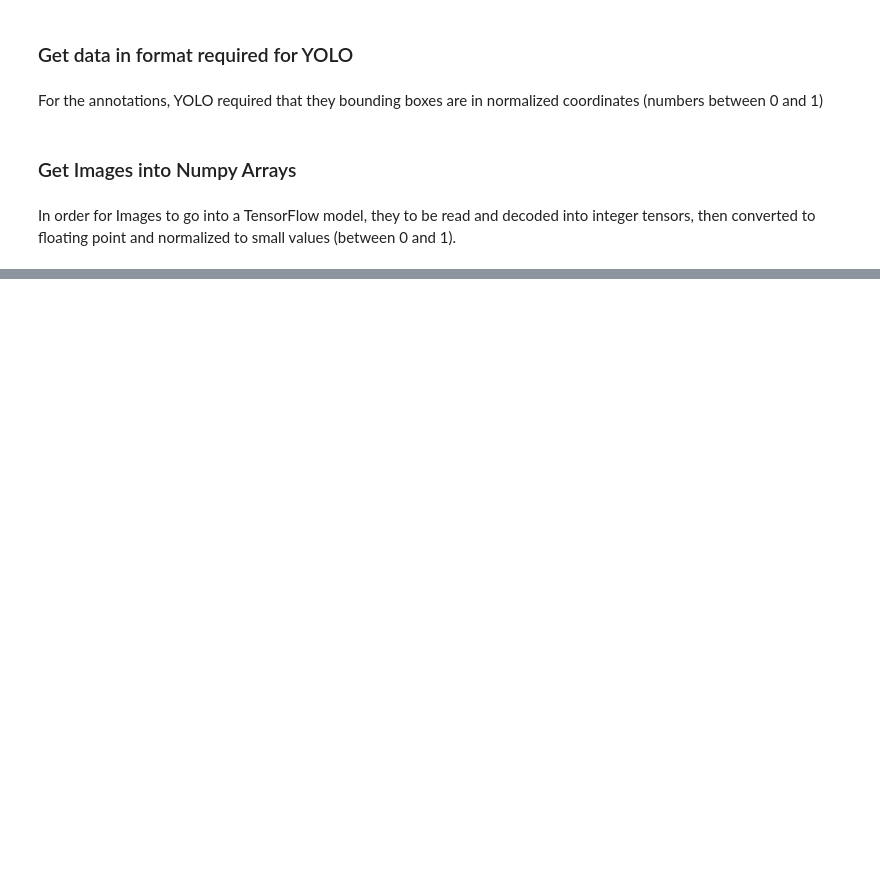
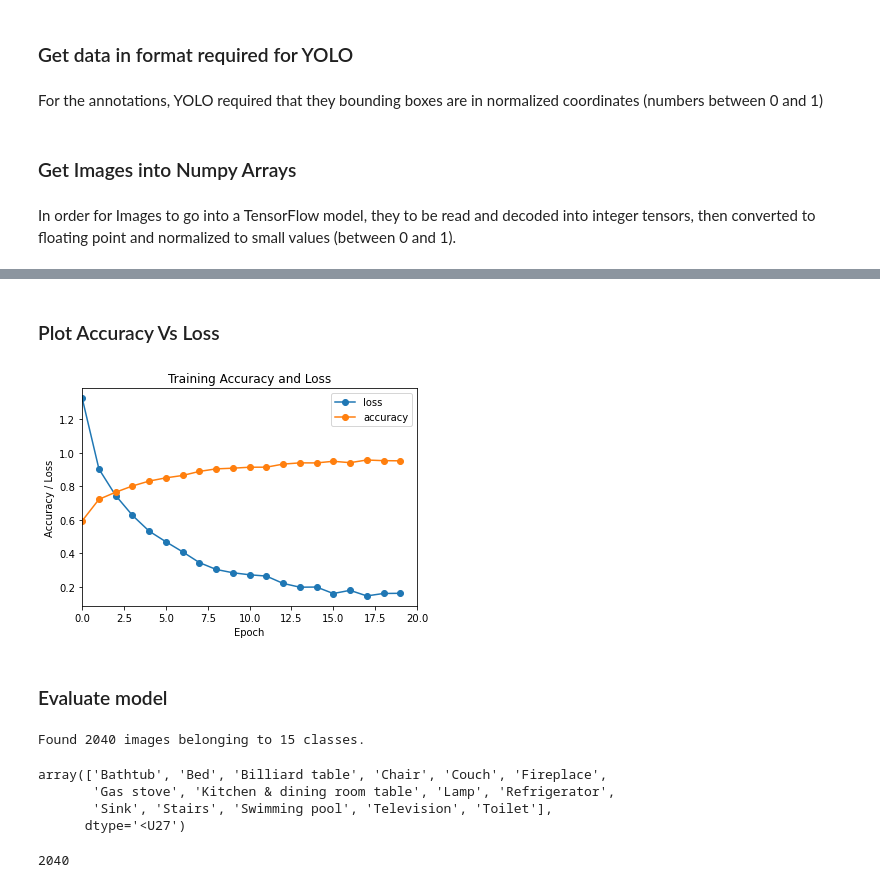
Before and after one commit to jordandarbyshire/amenity_detection, a Jupyter notebook: amenity_detection.ipynb, the cells around one changed output, grey strips where cells are left out. Saved outputs shown, nothing was run; the diff lists cells and outputs as text; code cells hidden in the pictures; blank space fills up the shorter version.

```diff
--- a/amenity_detection.ipynb
+++ b/amenity_detection.ipynb
@@ -805,0 +789,7 @@ X_test = X_test / 255
+# %%
+train_generator = train_datagen.flow_from_directory('data/Dataset_15_after_split/train', # path to the training data folder
+                                                 target_size=(224,224),
+                                                 color_mode='rgb',
+                                                 batch_size=32,
+                                                 class_mode='categorical',
+                                                 shuffle=True)
@@ -805,0 +849,10 @@ X_test = X_test / 255
+# %%
+model.compile(optimizer='Adam',
+              loss='categorical_crossentropy',
+              metrics=['accuracy'])
+# %%
+step_size_train = train_generator.n//train_generator.batch_size + 1
+
+# 'train_generator.n' = 182 (number of datapoints; i.e. images)
+# 'train_generator.batch_size' = 32 (size of batches previously passed in)
+# 'step_size_train' = 254 (step size; needs to be int)
@@ -805,0 +863,4 @@ X_test = X_test / 255
+# %%
+history = model.fit_generator(generator = train_generator,
+                    steps_per_epoch = step_size_train,
+                    epochs = 20)
@@ -805,0 +885,16 @@ X_test = X_test / 255
+# %% [markdown]
+### Plot Accuracy Vs Loss
+# %%
+plt.figure()
+plt.plot(history.history['loss'], marker='o', label='loss')
+plt.plot(history.history['accuracy'], marker='o', label='accuracy')
+plt.title('Training Accuracy and Loss')
+plt.legend(loc='best')
+plt.xlabel('Epoch')
+plt.ylabel('Accuracy / Loss')
+plt.xlim(0, 20)
+plt.show()
+# %% [output]
+[figure, added]
+# %% [markdown]
+### Evaluate model
@@ -805,0 +903,30 @@ X_test = X_test / 255
+# %%
+desired_batch_size=15
+
+test_generator = test_datagen.flow_from_directory('data/Dataset_15_after_split/test', # path to the training data folder
+                                                 target_size=(224,224),
+                                                 color_mode='rgb',
+                                                 batch_size=desired_batch_size,
+                                                 class_mode='categorical',
+                                                 shuffle=True)
+
+filenames = test_generator.filenames
+nb_samples = len(filenames)
+
+predict = model.predict_generator(test_generator,steps =
+                                   np.ceil(nb_samples/desired_batch_size))
+# %% [output]
+Found 2040 images belonging to 15 classes.
+# %%
+np.array(list(label_map.keys()))
+# %% [output]
+array(['Bathtub', 'Bed', 'Billiard table', 'Chair', 'Couch', 'Fireplace',
+       'Gas stove', 'Kitchen & dining room table', 'Lamp', 'Refrigerator',
+       'Sink', 'Stairs', 'Swimming pool', 'Television', 'Toilet'],
+      dtype='<U27')
+# %%
+# Return an array of probabilities
+prediction = model.predict_generator(test_generator, steps = np.ceil(nb_samples/desired_batch_size))
+len(prediction)
+# %% [output]
+2040
```
Also changed, not shown: parts of 69 cells of this notebook.
